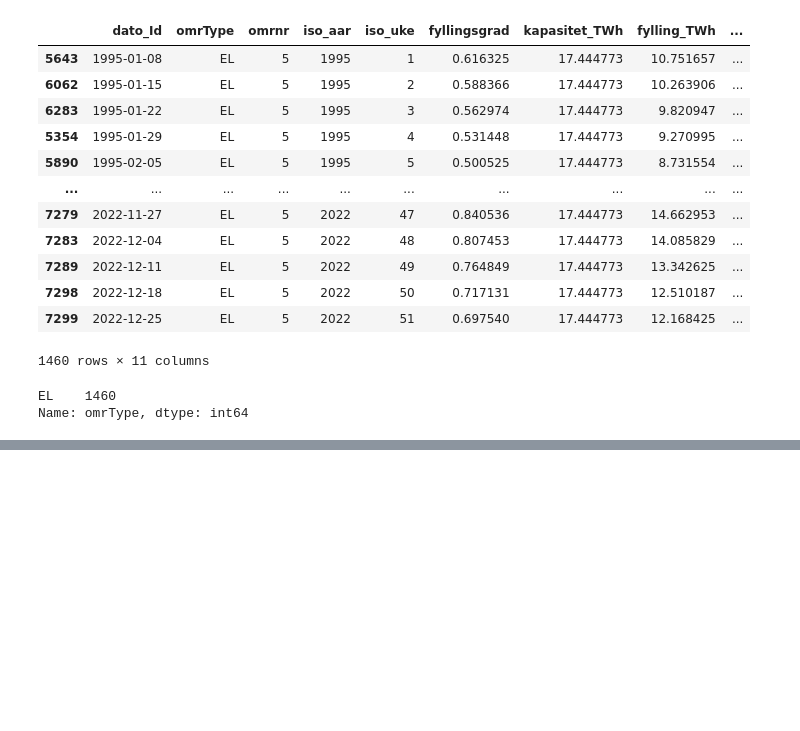
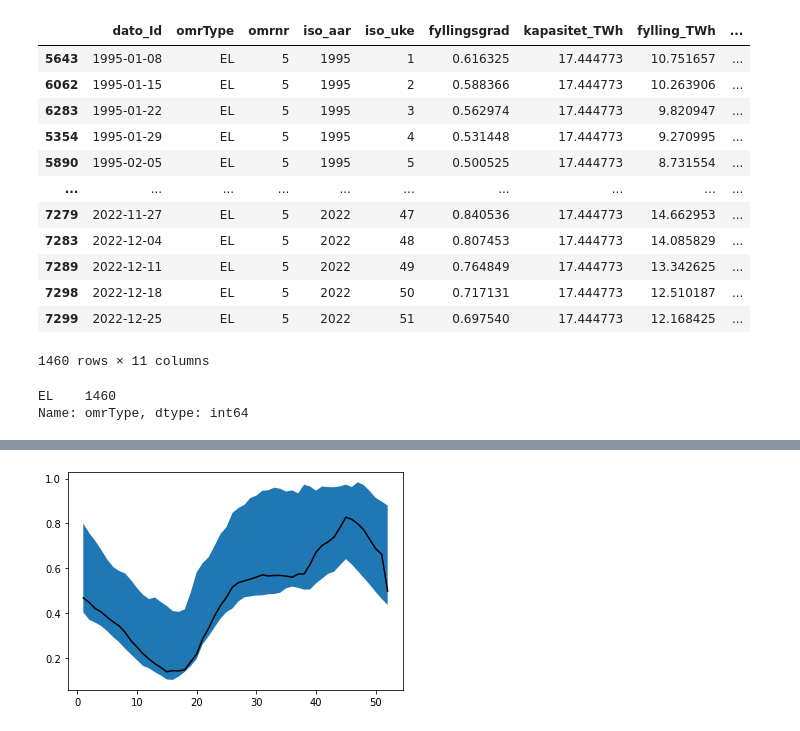
Before and after one commit to MariaaAT/magasinstatistikk, a Jupyter notebook: magasinstatistikk.ipynb, the cells around one changed output, grey strips where cells are left out. Drawn from its saved outputs; the diff is of its cells as text; code cells hidden in the pictures; blank space fills up the shorter version.

```diff
--- a/magasinstatistikk.ipynb
+++ b/magasinstatistikk.ipynb
@@ -179,3 +179,8 @@ territory_5["omrType"].value_counts()
 # %% [output]
 EL    1460
 Name: omrType, dtype: int64
+# %%
+territory_1 = df[df["omrnr"] == 1]
+territory_1 = territory_1.sort_values("dato_Id")
+territory_1_VASS = territory_1[territory_1["omrType"] == "VASS"]
+territory_1_VASS.tail(30)
@@ -181,0 +215,4 @@ Name: omrType, dtype: int64
+# %%
+territory_1_VASS_max = territory_1_VASS[territory_1_VASS["iso_uke"] == 1]
+#territory_1_VASS_max = territory_1_VASS_max['fyllingsgrad'].min()
+territory_1_VASS_max.head(3)
@@ -181,0 +247,19 @@ Name: omrType, dtype: int64
+# %%
+y_values = territory_1_VASS.sort_values("dato_Id")
+y_values = y_values.tail(52)
+y_values = y_values["fyllingsgrad"].to_frame()
+y_values = list(y_values)
+max_values = []
+min_values = []
+for n in range(1, 53):
+    week_n = territory_1_VASS[territory_1_VASS["iso_uke"] == n]
+    territory_1_VASS_max = week_n['fyllingsgrad'].max()
+    territory_1_VASS_min = week_n['fyllingsgrad'].min()
+    max_values.append(territory_1_VASS_max)
+    min_values.append(territory_1_VASS_min)
+
+table = pd.Series(max_values, name="max_values").to_frame()
+table["min_values"] = pd.Series(min_values)
+table["y_values"] = pd.Series(y_values)
+table["week"] = range(1, 53)
+table
@@ -181,0 +284,7 @@ Name: omrType, dtype: int64
+# %%
+fig, ax = plt.subplots()
+ax.fill_between(table["week"], table["max_values"], table["min_values"])
+ax.plot(table["week"], table["y_values"], linestyle="-", color="black")
+plt.show()
+# %% [output]
+[figure, added]
```
Also changed, not shown: parts of 7 cells of this notebook, 1 other file.
